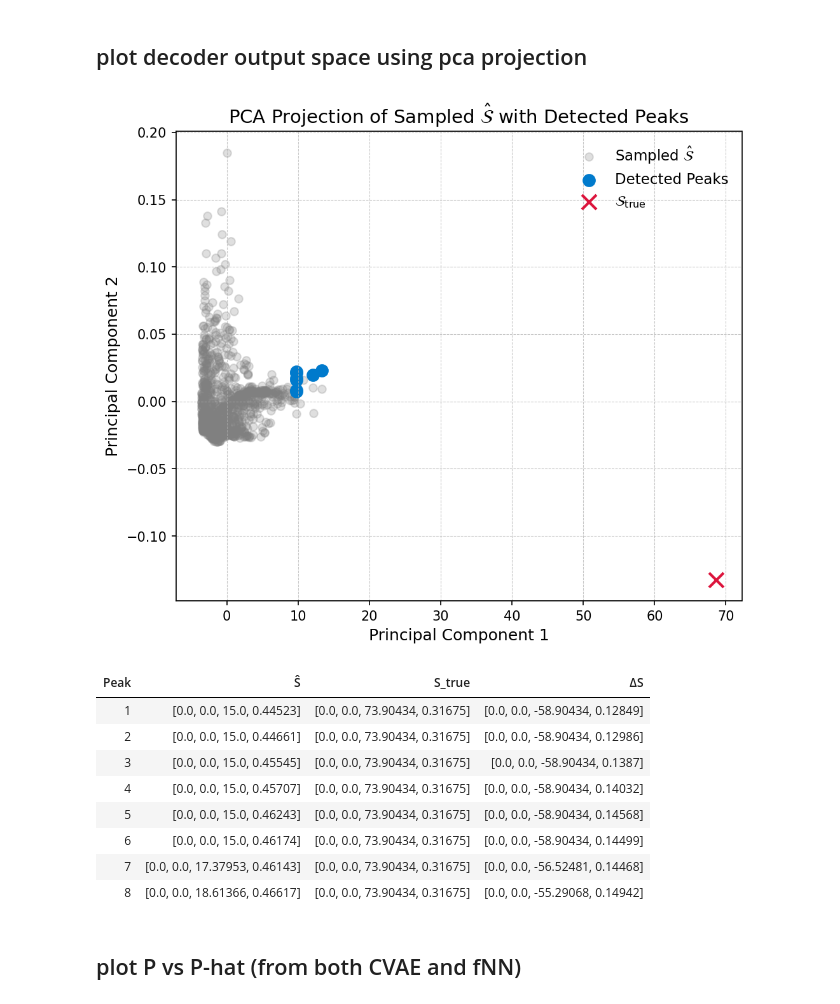
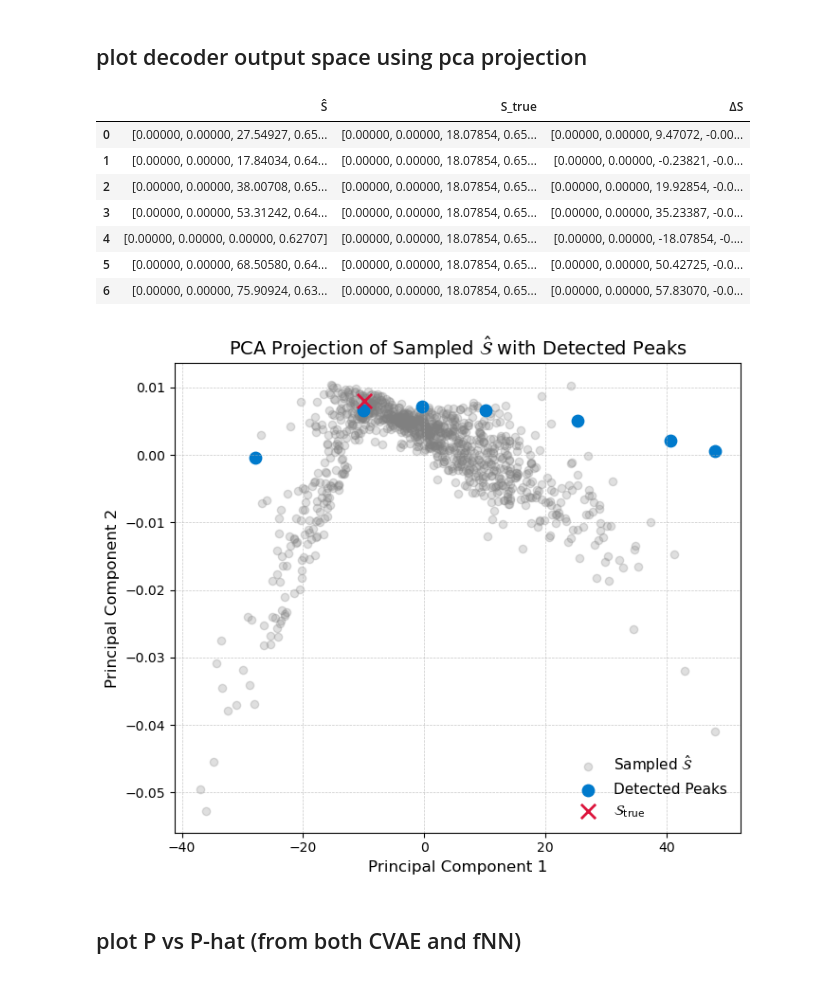
Before and after one commit to ellielin23/inverse_design_spinodoids, a Jupyter notebook: spinodoid_cvae/evaluate.ipynb, the cells around one changed output. Saved outputs shown, nothing was run; the diff lists cells and outputs as text; code cells hidden in the pictures.

```diff
--- a/spinodoid_cvae/evaluate.ipynb
+++ b/spinodoid_cvae/evaluate.ipynb
@@ -143,11 +142,14 @@ WARNING:absl:No training configuration found in the save file, so the model was
 ## sample S-hat predictions and choose bandwidth
 # %%
 # === sample from decoder ===
-S_hats = get_S_hats(decoder, P_true, LATENT_DIM, num_samples=1000, seed=SEED+target_index, device=device)
+P_true_norm = (P_true.cpu().numpy() - P_mean) / (P_std + 1e-8)
+P_true_norm = torch.tensor(P_true_norm, dtype=torch.float32).to(device) # since we normalized during training
 
-# === choose bandwidth and extract peaks ===
-S_hat_peaks, bw_used = extract_peaks_with_bandwidth(
-    S_hats,
+S_hats_norm = get_S_hats(decoder, P_true_norm, LATENT_DIM, num_samples=1000, seed=SEED+target_index, device=device)
+
+# === choose bandwidth and extract peaks (still in normalized space) ===
+S_hat_peaks_norm, bw_used = extract_peaks_with_bandwidth(
+    S_hats_norm,
     use_auto_bandwidth=True,    # toggle for auto
     manual_bw=4.0,
     target_range=(5, 8)
@@ -156,5 +158,14 @@ S_hat_peaks, bw_used = extract_peaks_with_bandwidth(
 print(f"✅ Bandwidth used: {bw_used}")
 
 # === sort peaks by empirical probability ===
-S_hat_peaks, probs, counts = sort_peaks_by_empirical_probability(S_hats, S_hat_peaks, bw_used)
+S_hat_peaks_norm, probs, counts = sort_peaks_by_empirical_probability(S_hats_norm, S_hat_peaks_norm, bw_used)
+
+# === DENORMALIZE S ====
+S_mean = np.load(S_mean_path)
+S_std  = np.load(S_std_path)
+epsilon = 1e-8
+S_std = np.where(S_std < epsilon, 1.0, S_std) # prevent divide-by-zero
+
+S_hat_peaks_unnorm = S_hat_peaks_norm * S_std + S_mean
+print("✅ Denormalized S_hat_peaks")
 # %% [output]
@@ -173,8 +184,7 @@ S_hat_peaks, probs, counts = sort_peaks_by_empirical_probability(S_hats, S_hat_p
 # %%
+# === enforce theta domain and filter S candidates ===
 from utils.evaluate_utils.structure_constraints import *
-
-# === enforce theta domain and filter S candidates ===
-S_hat_peaks = enforce_theta_domain(S_hat_peaks)
-S_hat_peaks = filter_S_candidates(S_hat_peaks)
-print(f"✅ Filtered peaks count: {len(S_hat_peaks)}")
+S_hat_peaks_unnorm = enforce_theta_domain(S_hat_peaks_unnorm)
+S_hat_peaks_unnnorm = filter_S_candidates(S_hat_peaks_unnorm)
+print(f"✅ Filtered peaks count: {len(S_hat_peaks_unnorm)}")
 # %% [output]
@@ -196,19 +206,18 @@ print(f"✅ Filtered peaks count: {len(S_hat_peaks)}")
 # %% [markdown]
 ## plot decoder output space using pca projection
 # %%
-output.plot_S_hat_space(S_hats, S_true, S_hat_peaks)
-output.compare_top_k_S_peaks(S_hat_peaks, S_true, k=len(S_hat_peaks))
+df_candidates = make_candidate_table(S_hat_peaks_unnorm, S_true)
+output.plot_S_hat_space(S_hats_norm * S_std + S_mean, S_true, S_hat_peaks_unnorm)
 # %% [output]
+|  | Ŝ | S_true | ΔS |
+| 0 | [0.00000, 0.00000, 27.54927, 0.65... | [0.00000, 0.00000, 18.07854, 0.65... | [0.00000, 0.00000, 9.47072, -0.00... |
+| 1 | [0.00000, 0.00000, 17.84034, 0.64... | [0.00000, 0.00000, 18.07854, 0.65... | [0.00000, 0.00000, -0.23821, -0.0... |
+| 2 | [0.00000, 0.00000, 38.00708, 0.65... | [0.00000, 0.00000, 18.07854, 0.65... | [0.00000, 0.00000, 19.92854, -0.0... |
+| 3 | [0.00000, 0.00000, 53.31242, 0.64... | [0.00000, 0.00000, 18.07854, 0.65... | [0.00000, 0.00000, 35.23387, -0.0... |
+| 4 | [0.00000, 0.00000, 0.00000, 0.62707] | [0.00000, 0.00000, 18.07854, 0.65... | [0.00000, 0.00000, -18.07854, -0.... |
+| 5 | [0.00000, 0.00000, 68.50580, 0.64... | [0.00000, 0.00000, 18.07854, 0.65... | [0.00000, 0.00000, 50.42725, -0.0... |
+| 6 | [0.00000, 0.00000, 75.90924, 0.63... | [0.00000, 0.00000, 18.07854, 0.65... | [0.00000, 0.00000, 57.83070, -0.0... |
-[figure, old version]
+[figure, new version]
-| Peak | Ŝ | S_true | ΔS |
-| 1 | [0.0, 0.0, 15.0, 0.44523] | [0.0, 0.0, 73.90434, 0.31675] | [0.0, 0.0, -58.90434, 0.12849] |
-| 2 | [0.0, 0.0, 15.0, 0.44661] | [0.0, 0.0, 73.90434, 0.31675] | [0.0, 0.0, -58.90434, 0.12986] |
-| 3 | [0.0, 0.0, 15.0, 0.45545] | [0.0, 0.0, 73.90434, 0.31675] | [0.0, 0.0, -58.90434, 0.1387] |
-| 4 | [0.0, 0.0, 15.0, 0.45707] | [0.0, 0.0, 73.90434, 0.31675] | [0.0, 0.0, -58.90434, 0.14032] |
-| 5 | [0.0, 0.0, 15.0, 0.46243] | [0.0, 0.0, 73.90434, 0.31675] | [0.0, 0.0, -58.90434, 0.14568] |
-| 6 | [0.0, 0.0, 15.0, 0.46174] | [0.0, 0.0, 73.90434, 0.31675] | [0.0, 0.0, -58.90434, 0.14499] |
-| 7 | [0.0, 0.0, 17.37953, 0.46143] | [0.0, 0.0, 73.90434, 0.31675] | [0.0, 0.0, -56.52481, 0.14468] |
-| 8 | [0.0, 0.0, 18.61366, 0.46617] | [0.0, 0.0, 73.90434, 0.31675] | [0.0, 0.0, -55.29068, 0.14942] |
 # %% [markdown]
 ## plot P vs P-hat (from both CVAE and fNN)
 # %%
```
Also changed, not shown: parts of 11 cells of this notebook, 27 other files.
